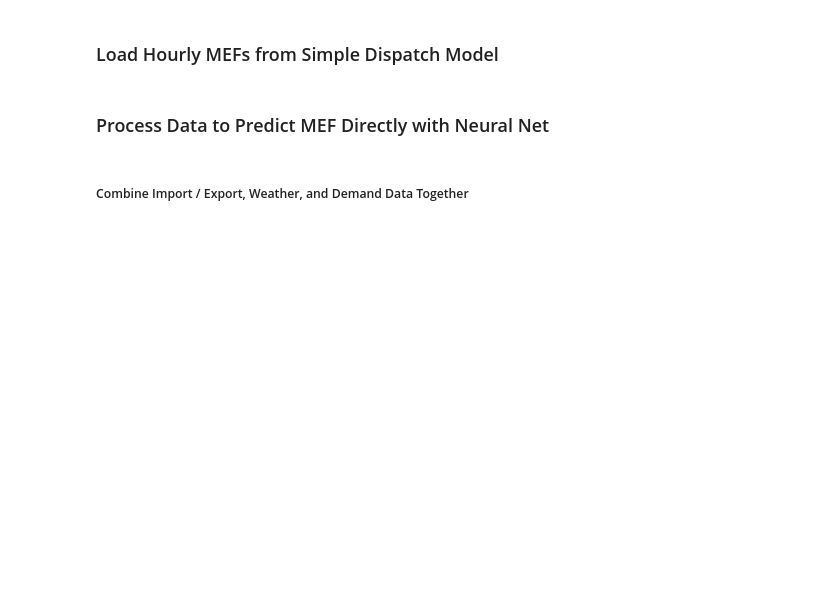
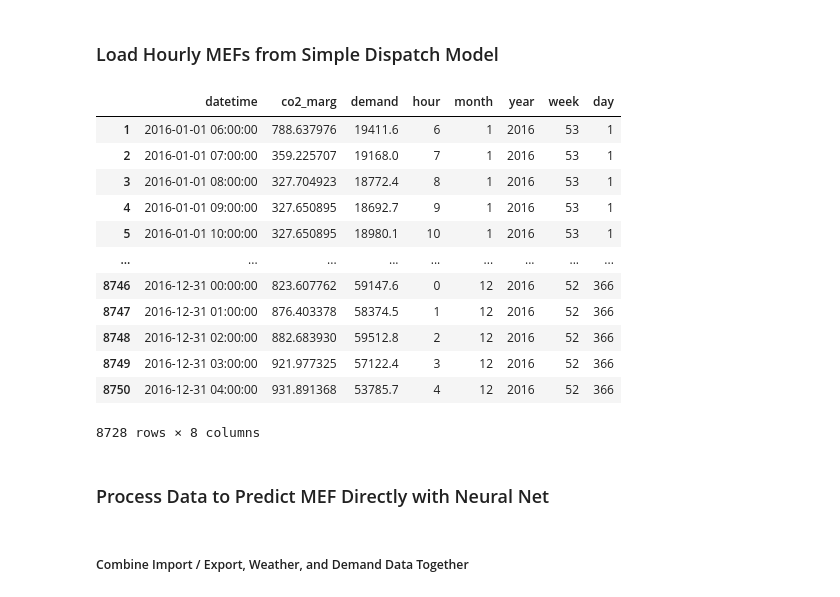
Before and after one commit to amy-wang/thesis2, a Jupyter notebook: data/Simple Dispatch Output.ipynb, the cells around one changed output. Drawn from its saved outputs; the diff is of its cells as text; code cells hidden in the pictures; blank space fills up the shorter version.

```diff
--- a/data/Simple Dispatch Output.ipynb
+++ b/data/Simple Dispatch Output.ipynb
@@ -35,3 +34,19 @@ df_2016 = extract_date(df_2016, 'datetime')
+# %%
+df_2016
+# %% [output]
+|  | datetime | co2_marg | demand | hour | month | year | week | day |
+| 1 | 2016-01-01 06:00:00 | 788.637976 | 19411.6 | 6 | 1 | 2016 | 53 | 1 |
+| 2 | 2016-01-01 07:00:00 | 359.225707 | 19168.0 | 7 | 1 | 2016 | 53 | 1 |
+| 3 | 2016-01-01 08:00:00 | 327.704923 | 18772.4 | 8 | 1 | 2016 | 53 | 1 |
+| 4 | 2016-01-01 09:00:00 | 327.650895 | 18692.7 | 9 | 1 | 2016 | 53 | 1 |
+| 5 | 2016-01-01 10:00:00 | 327.650895 | 18980.1 | 10 | 1 | 2016 | 53 | 1 |
+| ... | ... | ... | ... | ... | ... | ... | ... | ... |
+| 8746 | 2016-12-31 00:00:00 | 823.607762 | 59147.6 | 0 | 12 | 2016 | 52 | 366 |
+| 8747 | 2016-12-31 01:00:00 | 876.403378 | 58374.5 | 1 | 12 | 2016 | 52 | 366 |
+| 8748 | 2016-12-31 02:00:00 | 882.683930 | 59512.8 | 2 | 12 | 2016 | 52 | 366 |
+| 8749 | 2016-12-31 03:00:00 | 921.977325 | 57122.4 | 3 | 12 | 2016 | 52 | 366 |
+| 8750 | 2016-12-31 04:00:00 | 931.891368 | 53785.7 | 4 | 12 | 2016 | 52 | 366 |
+8728 rows × 8 columns
 # %% [markdown]
 ### Process Data to Predict MEF Directly with Neural Net
 # %% [markdown]
```
Also changed, not shown: parts of 26 cells of this notebook, 41 other files.
